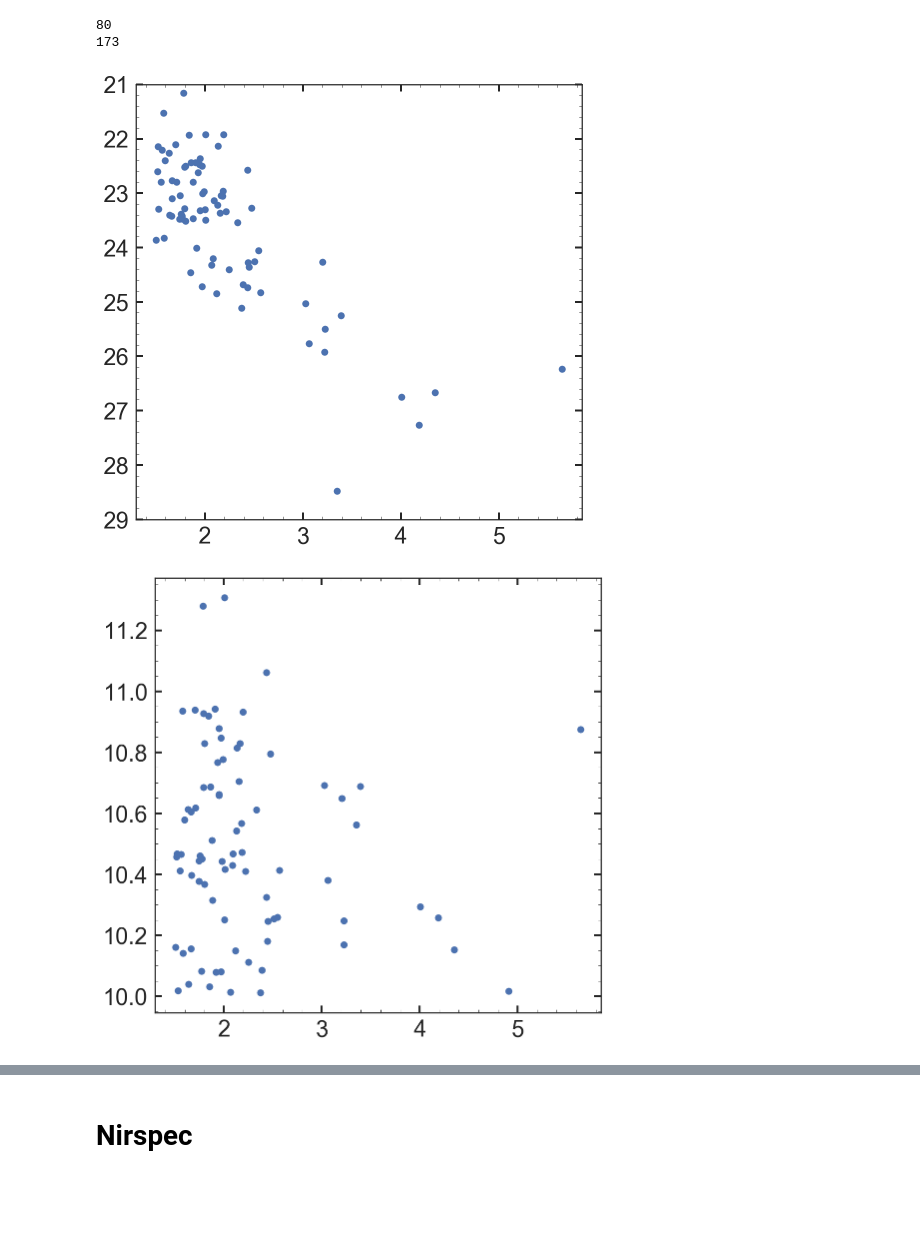
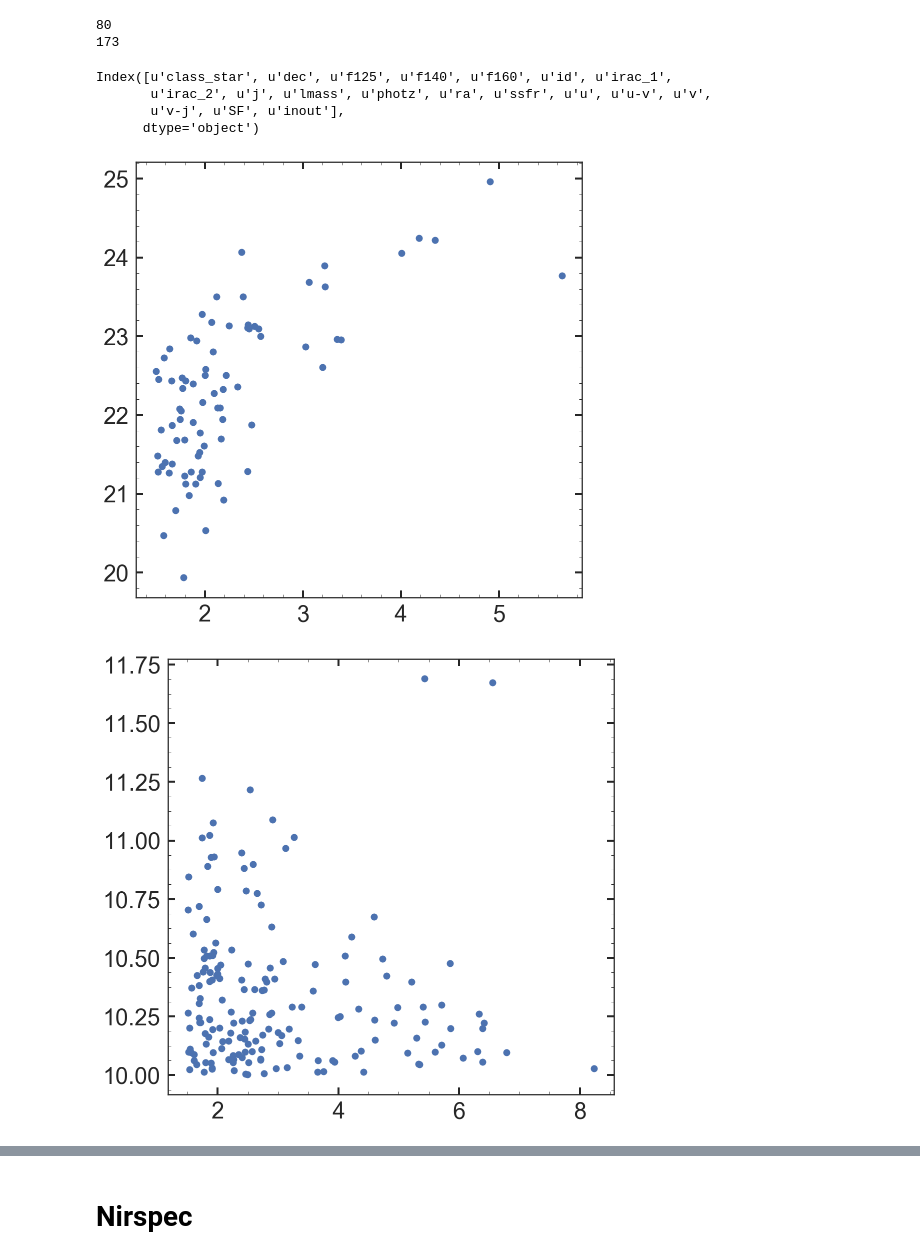
Before and after one commit to Vince-ec/JWST_proposal, a Jupyter notebook: source_find.ipynb, the cells around one changed output, grey strips where cells are left out. Cells and saved outputs as stored; diff of their text form; code cells hidden in the pictures; blank space fills up the shorter version.

```diff
--- a/source_find.ipynb
+++ b/source_find.ipynb
@@ -65,7 +78,9 @@ uvjDF = pd.DataFrame({'id' : Cat['ID'] ,'ra' : Cat['RA'],'dec' : Cat['DEC'], 'ph
                       'u-v' : Physpar['UMag_6a_deltau'] - Physpar['VMag_6a_deltau'] ,
                       'v-j': Physpar['VMag_6a_deltau'] - Physpar['JMag_6a_deltau'],
                       'class_star' : Cat['CLASS_STAR'],'ssfr' : Physpar['SFR_6a_deltau'] / 10**Mass['M_med'],
-                      'lmass' : Mass['M_med'] ,'H' : Cat['WFC3_F160W_FLUX']})
+                      'lmass' : Mass['M_med'] ,
+                      'f125' : Cat['WFC3_F125W_FLUX'],'f140' : Cat['WFC3_F140W_FLUX'],'f160' : Cat['WFC3_F160W_FLUX'],
+                        'irac_1': Cat['IRAC_CH1_FLUX'],'irac_2': Cat['IRAC_CH2_FLUX'] })
 # %%
 uvjDF = uvjDF[uvjDF.class_star < 0.8]
 uvjDF = uvjDF[uvjDF.lmass > 10.0 ]
@@ -369,20 +394,27 @@ print len(sf_sampleDF.index)
 # %% [output]
 80
 173
+# %%
+sampleDF.keys()
+# %% [output]
+Index([u'class_star', u'dec', u'f125', u'f140', u'f160', u'id', u'irac_1',
+       u'irac_2', u'j', u'lmass', u'photz', u'ra', u'ssfr', u'u', u'u-v', u'v',
+       u'v-j', u'SF', u'inout'],
+      dtype='object')
 # %%
 plt.figure(figsize=[8,8])
-plt.plot(sampleDF['photz'],-2.5*np.log10(sampleDF['H']*1E-29) - 48.6,'o')
-plt.ylim(29,21)
+plt.plot(sampleDF['photz'],-2.5*np.log10(sampleDF['irac_1']*1E-29) - 48.6,'o')
+# plt.ylim(29,21)
 plt.tick_params(axis='both', which='major', labelsize=23,length = 7, width=2)
 # plt.legend(fontsize=20)
 
 plt.figure(figsize=[8,8])
-plt.plot(sampleDF['photz'],sampleDF['lmass'],'o')
+plt.plot(sf_sampleDF['photz'],sf_sampleDF['lmass'],'o')
 plt.tick_params(axis='both', which='major', labelsize=23,length = 7, width=2)
 # plt.legend(fontsize=20)
 # %% [output]
-[figure, old version]
+[figure, new version]
-[figure, old version]
+[figure, new version]
 # %%
 sampleDF[sampleDF.photz > 4]
 # %% [output]
```
Also changed, not shown: parts of 8 cells of this notebook.
